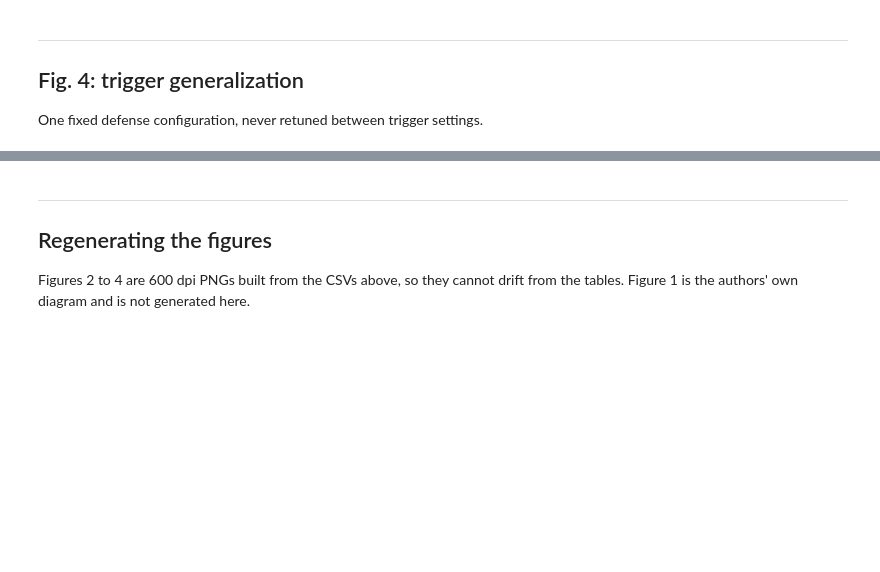
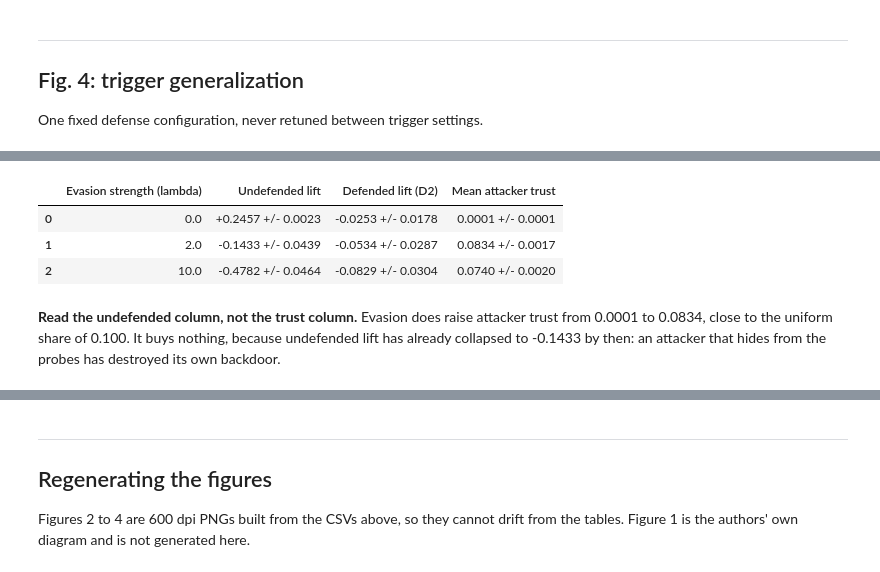
Before and after one commit to wjed/uav-security, a Jupyter notebook: weeks/week14-conference-paper/14_conference_results.ipynb, the cells around one changed output, grey strips where cells are left out. Saved outputs shown, nothing was run; the diff lists cells and outputs as text; code cells hidden in the pictures; blank space fills up the shorter version.

```diff
--- a/weeks/week14-conference-paper/14_conference_results.ipynb
+++ b/weeks/week14-conference-paper/14_conference_results.ipynb
@@ -190,0 +202,14 @@ display(Image(filename=str(FIG / 'fig4_trigger.png'), width=520))
+# %%
+ad = pd.read_csv(RES / 'adaptive_attacker.csv')
+display(ad)
+display(Markdown(
+  '**Read the undefended column, not the trust column.** Evasion does raise '
+  'attacker trust from 0.0001 to 0.0834, close to the uniform share of 0.100. '
+  'It buys nothing, because undefended lift has already collapsed to -0.1433 by '
+  'then: an attacker that hides from the probes has destroyed its own backdoor.'))
+# %% [output]
+|  | Evasion strength (lambda) | Undefended lift | Defended lift (D2) | Mean attacker trust |
+| 0 | 0.0 | +0.2457 +/- 0.0023 | -0.0253 +/- 0.0178 | 0.0001 +/- 0.0001 |
+| 1 | 2.0 | -0.1433 +/- 0.0439 | -0.0534 +/- 0.0287 | 0.0834 +/- 0.0017 |
+| 2 | 10.0 | -0.4782 +/- 0.0464 | -0.0829 +/- 0.0304 | 0.0740 +/- 0.0020 |
+**Read the undefended column, not the trust column.** Evasion does raise attacker trust from 0.0001 to 0.0834, close to the uniform share of 0.100. It buys nothing, because undefended lift has already collapsed to -0.1433 by then: an attacker that hides from the probes has destroyed its own backdoor.
```
Also changed, not shown: parts of 10 cells of this notebook, 12 other files.
